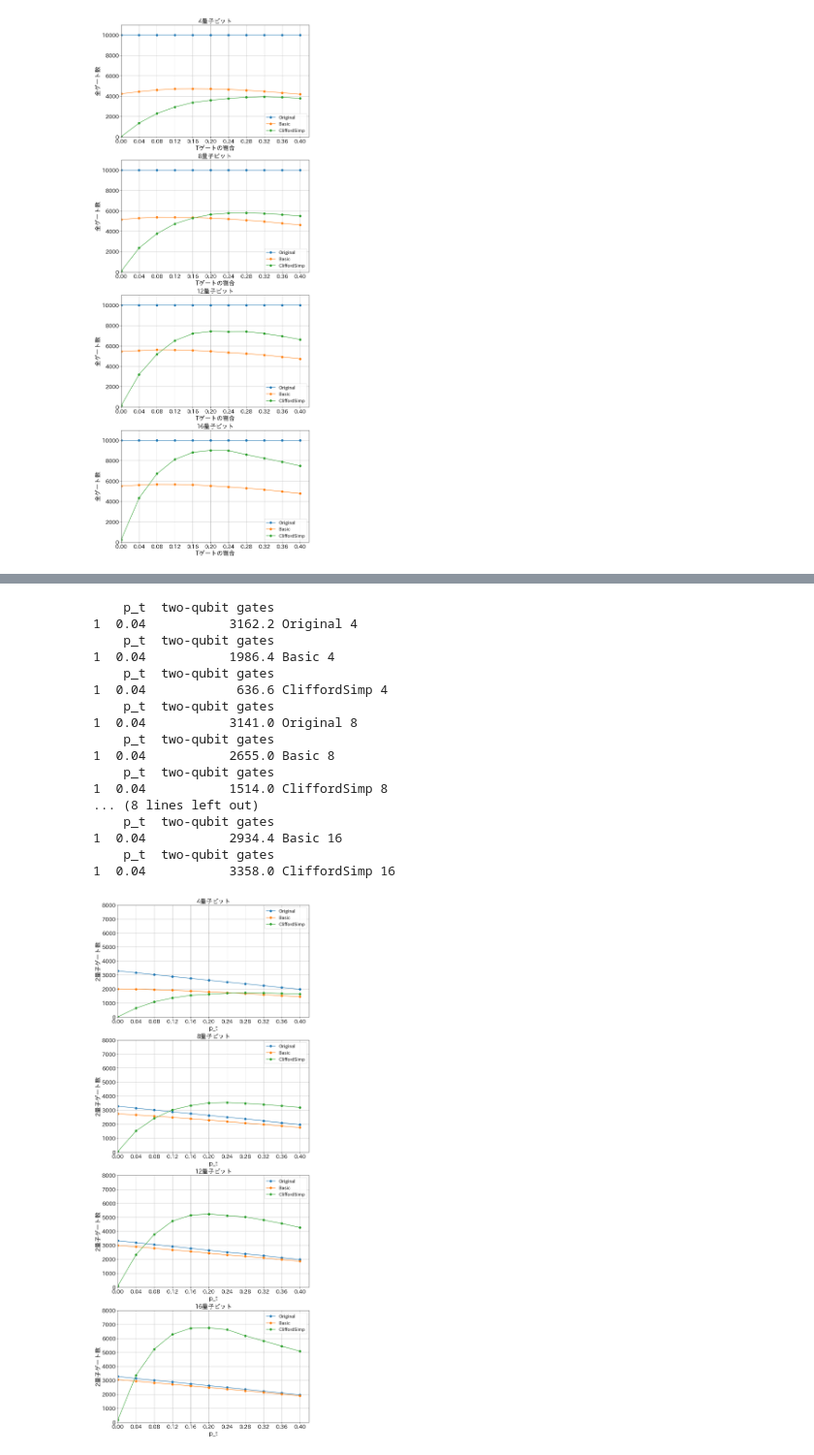
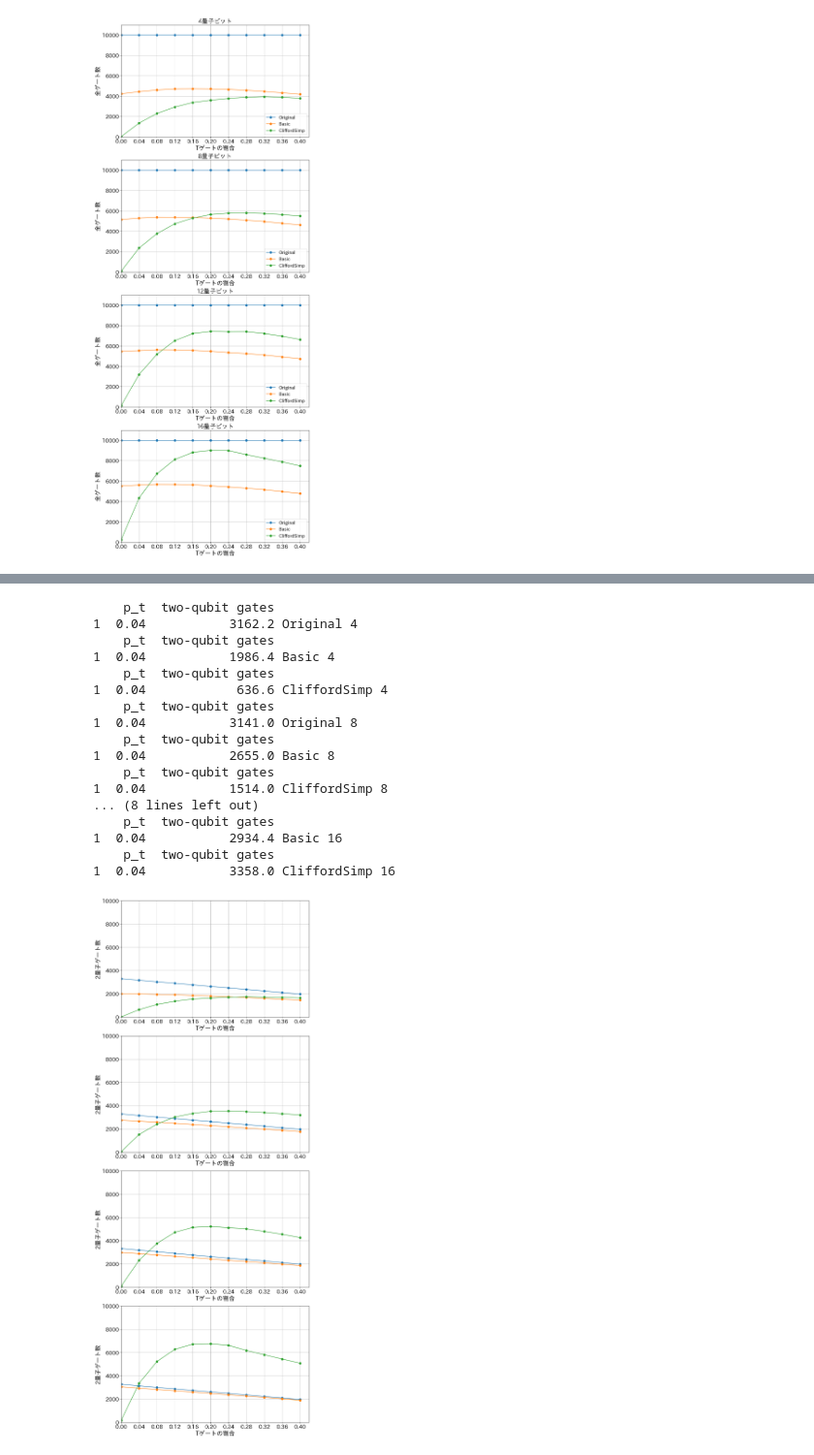
Before and after one commit to ryo02puyopuyo/forpyzx, a Jupyter notebook: creategraph/0120create_soturon_1.ipynb, the cells around one changed output, grey strips where cells are left out. Shown: that part at 97% size. Cells and saved outputs as stored; diff of their text form; code cells hidden in the pictures.

```diff
--- a/creategraph/0120create_soturon_1.ipynb
+++ b/creategraph/0120create_soturon_1.ipynb
@@ -8,6 +8,7 @@ import japanize_matplotlib # 追加
 csv_file_path = "/home/rest/forpyzx/kekka0120/0120ori_basic_cliffrod_10000.csv"
 
 df = pd.read_csv(csv_file_path)
+plot_style = "o"
 # %%
 # 全ゲート数
 qubits = [4,8,12,16]
@@ -75,7 +77,7 @@ for qubit in range(len(qubits)):
         ax[qubit].set_ylabel("1量子ゲート数",fontsize=20)
         ax[qubit].set_xlim(min(p_t_lists),max(p_t_lists)+0.02)
         ax[qubit].set_xticks(p_t_lists)
-        ax[qubit].set_ylim(0,gates*1.1)
+        ax[qubit].set_ylim(0,gates)
         ax[qubit].grid(True)
         ax[qubit].tick_params(labelsize=18)
 
@@ -86,8 +88,8 @@ for qubit in range(len(qubits)):
             print(mean_data[mean_data["p_t"] == 0.04] , optimize ,qubits[qubit])
 
             ax[qubit].plot(mean_data["p_t"],mean_data["one-qubit_gates"],plot_style,linestyle='-',markersize=7,label=optimize)
-            ax[qubit].legend(fontsize=15)
-
+            #ax[qubit].legend(fontsize=15)
+plt.savefig("/home/rest/forpyzx/soturon_gazou/one-qubit_gates.pdf", format="pdf")
 plt.show()
 # %% [output]
     p_t  one-qubit_gates
@@ -120,41 +122,42 @@ fig, ax = plt.subplots(len(qubits),figsize=(10, 25),constrained_layout=True)
 
 #p_tを変化させた時のゲート数
 for qubit in range(len(qubits)):
-        ax[qubit].set_title(f"{qubits[qubit]}量子ビット",fontsize=20)
+        #ax[qubit].set_title(f"{qubits[qubit]}量子ビット",fontsize=20)
         ax[qubit].set_xlabel("Tゲートの割合",fontsize=20)
         ax[qubit].set_ylabel("2量子ゲート数",fontsize=20)
         ax[qubit].set_xlim(min(p_t_lists),max(p_t_lists)+0.02)
         ax[qubit].set_xticks(p_t_lists)
-        ax[qubit].set_ylim(0,8000)
+        ax[qubit].set_ylim(0,gates)
         ax[qubit].grid(True)
         ax[qubit].tick_params(labelsize=18)
 
         for optimize in optimize_name:
             data = df[(df["optimize_name"] == optimize) &  (df["qubit"] == qubits[qubit]) ]
 
             mean_data = (data.groupby("p_t", as_index=False)["two-qubit gates"].mean())
             print(mean_data[mean_data["p_t"] == 0.04] , optimize ,qubits[qubit])
 
             ax[qubit].plot(mean_data["p_t"],mean_data["two-qubit gates"],plot_style,linestyle='-',markersize=7,label=optimize)
-            ax[qubit].legend(fontsize=15)
+            #ax[qubit].legend(fontsize=15)
+plt.savefig("/home/rest/forpyzx/soturon_gazou/two-qubit_gates.pdf", format="pdf")
 
 plt.show()
 # %% [output]
     p_t  two-qubit gates
 1  0.04           3162.2 Original 4
     p_t  two-qubit gates
 1  0.04           1986.4 Basic 4
     p_t  two-qubit gates
 1  0.04            636.6 CliffordSimp 4
     p_t  two-qubit gates
 1  0.04           3141.0 Original 8
     p_t  two-qubit gates
 1  0.04           2655.0 Basic 8
     p_t  two-qubit gates
 1  0.04           1514.0 CliffordSimp 8
 ... (8 lines left out)
     p_t  two-qubit gates
 1  0.04           2934.4 Basic 16
     p_t  two-qubit gates
 1  0.04           3358.0 CliffordSimp 16
-[figure, old version]
+[figure, new version]
```
Also changed, not shown: parts of 3 cells of this notebook, 4 other files.
